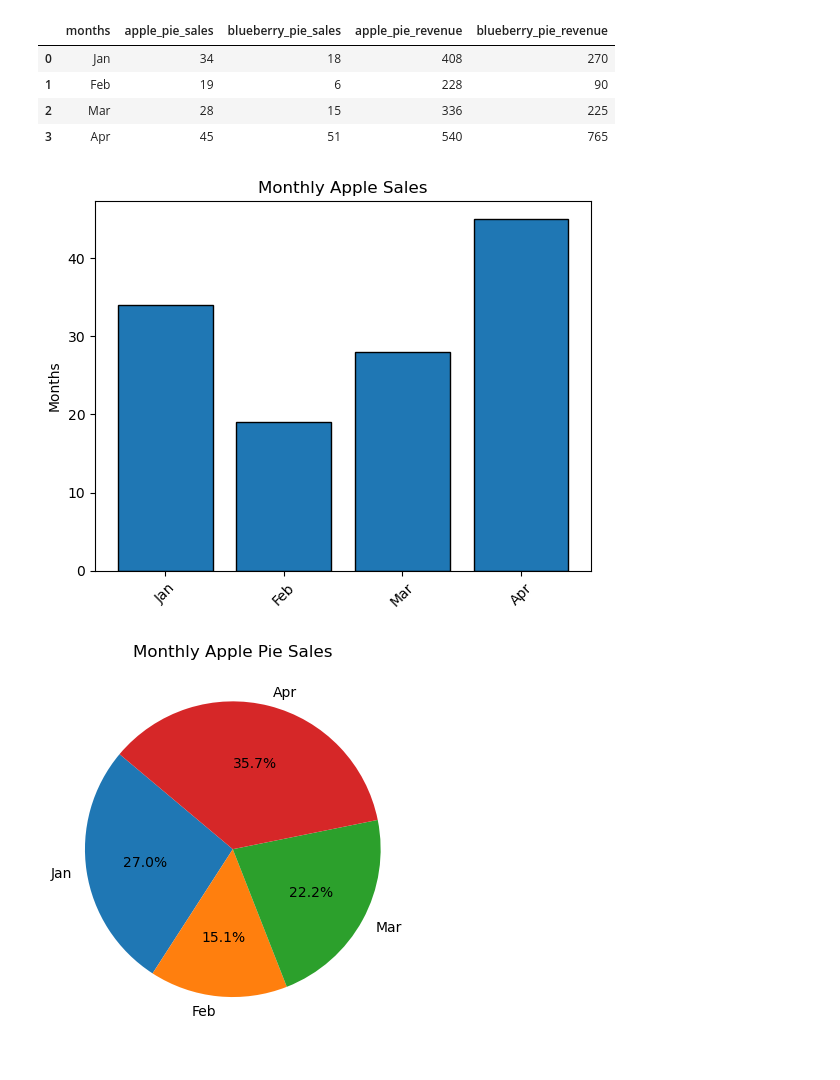
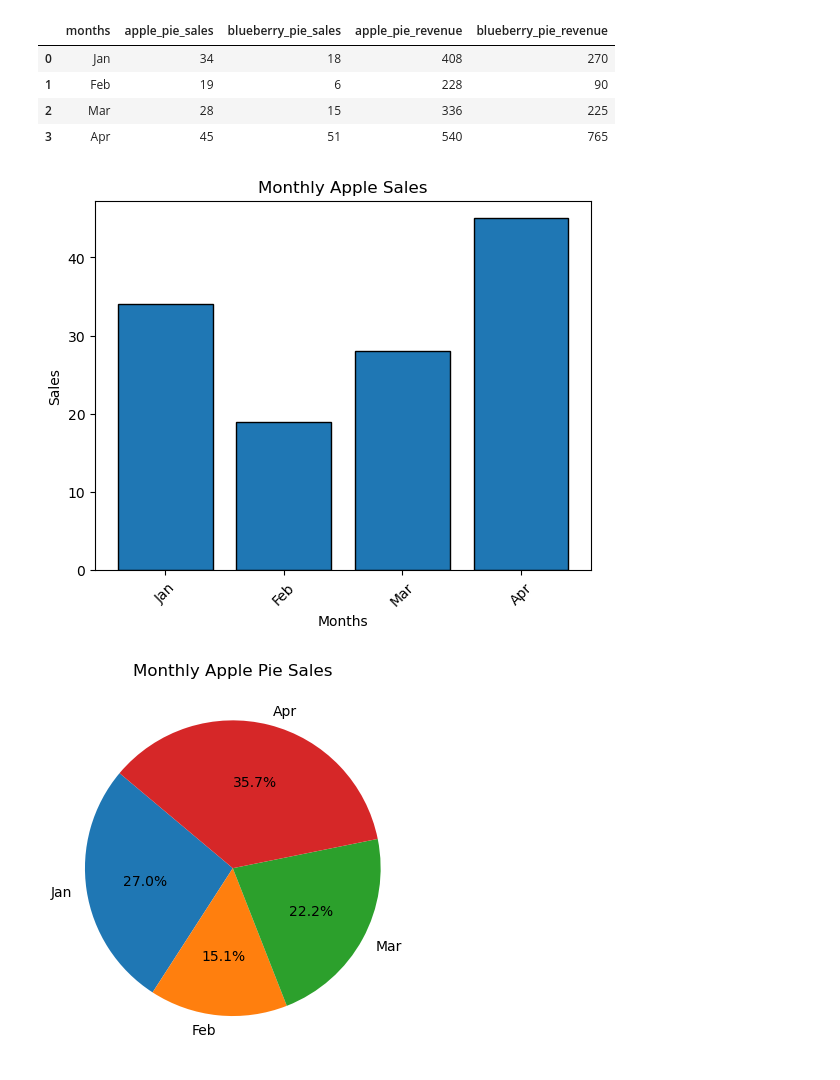
Before and after one commit to Erick-Ondiwa/Machine_Learning_Programming, a Jupyter notebook: assignments/lab_2_2.ipynb, the cells around one changed output. Drawn from its saved outputs; the diff is of its cells as text; code cells hidden in the pictures.

```diff
--- a/assignments/lab_2_2.ipynb
+++ b/assignments/lab_2_2.ipynb
@@ -30,7 +30,10 @@ sales_dataframe
 | 3 | Apr | 45 | 51 |
 # %%
 # YOUR CODE HERE: calculate total sales of apple pies and total sales of blueberry pies
-total_apple_sales = np.sum(sales_dataframe['apple_pie_sales'])
+# total_apple_sales = np.sum(sales_dataframe['apple_pie_sales'])
+
+total_apple_sales = sales_dataframe['apple_pie_sales'].sum()
+print(total_apple_sales)
 
 total_blueberry_sales = np.sum(sales_dataframe['blueberry_pie_sales'])
 total_blueberry_sales
@@ -66,19 +70,19 @@ sales_dataframe
 # %%
 # BONUS: find a way to plot bar charts and pie charts (ha) of the shop's sales
 months = sales_dataframe['months']
 apple_sales =sales_dataframe['apple_pie_sales']
 blueberry_sales =sales_dataframe['blueberry_pie_sales']
 months
 
-plt.bar(months[0:4], apple_sales, edgecolor='black')
+plt.bar(months, apple_sales, edgecolor='black')
 plt.title('Monthly Apple Sales')
 plt.ylabel('Sales')
-plt.ylabel('Months')
+plt.xlabel('Months')
 
 plt.xticks(months, rotation=45)
 plt.show()
 # %% [output]
-[figure, old version]
+[figure, new version]
 # %%
 months = sales_dataframe['months']
 apple_sales = sales_dataframe['apple_pie_sales']
```
Also changed, not shown: parts of 14 cells of this notebook, 18 other files.
